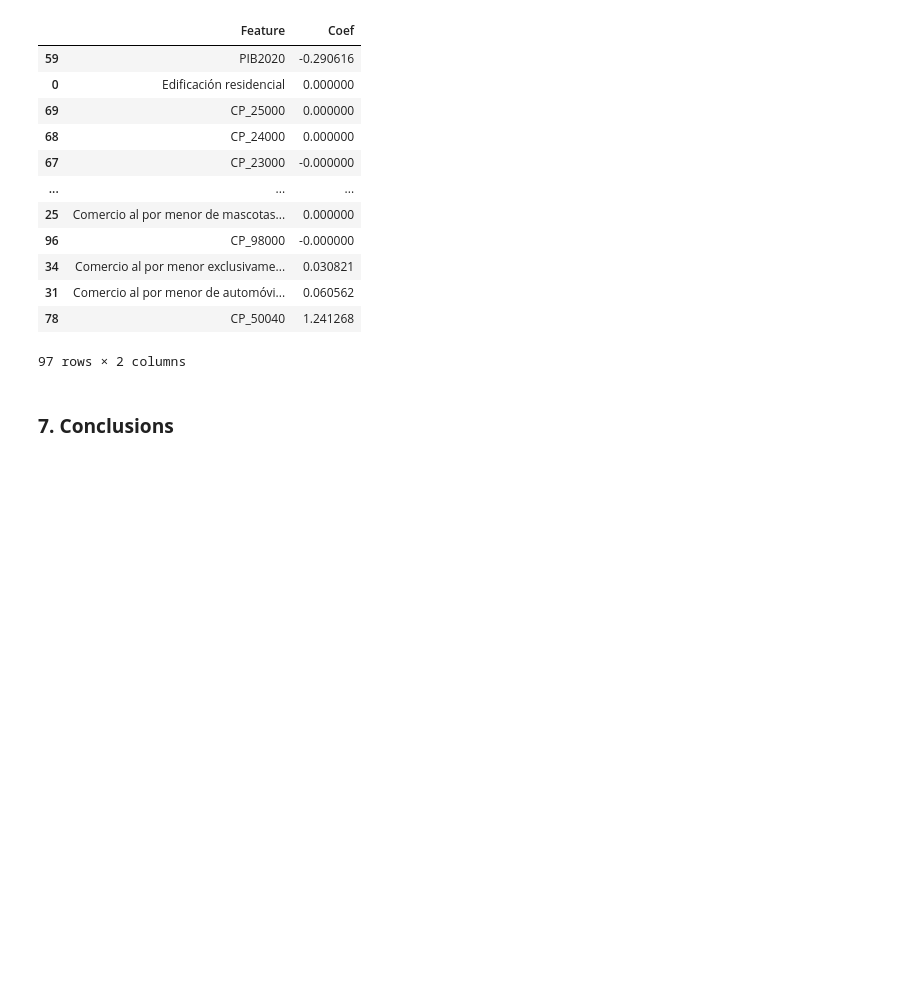
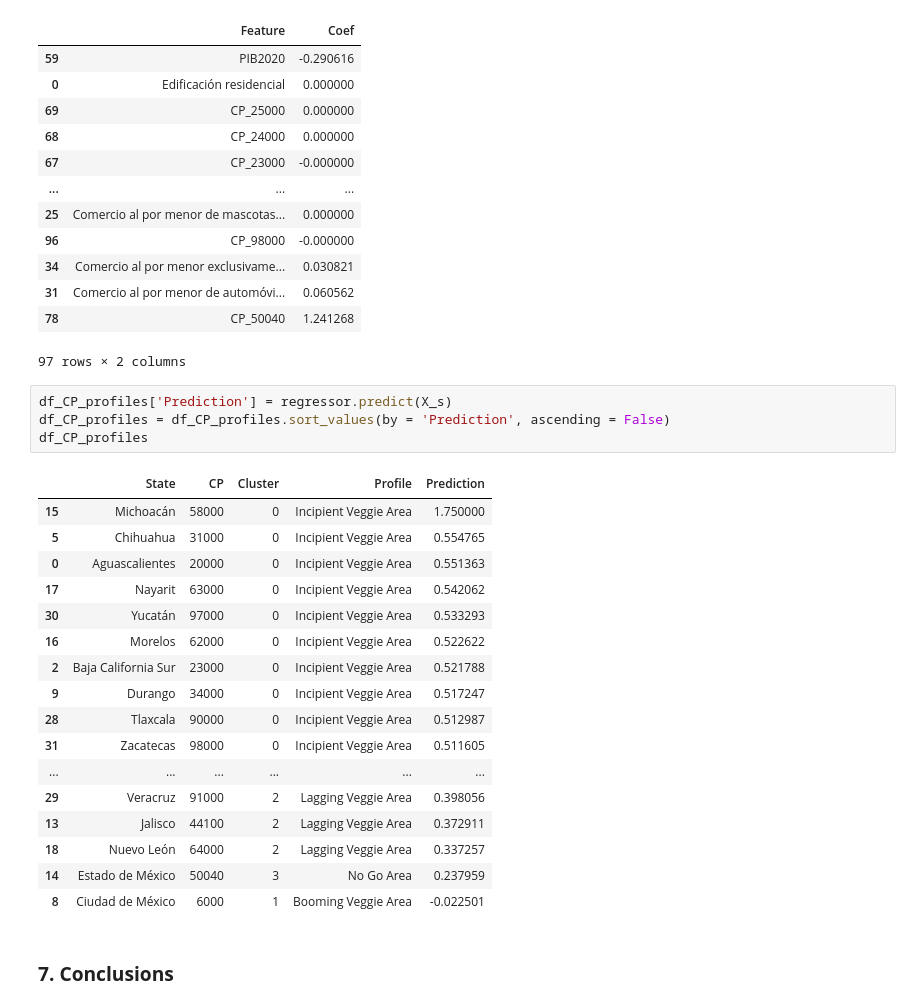
Before and after one commit to DanielEduardoLopez/DEVF-MachineLearning, a Jupyter notebook: FinalProject_RestaurantLocation.ipynb, the cells around one changed output. Drawn from its saved outputs; the diff is of its cells as text; blank space fills up the shorter version.

```diff
--- a/FinalProject_RestaurantLocation.ipynb
+++ b/FinalProject_RestaurantLocation.ipynb
@@ -918,5 +919,27 @@ Features
 | 31 | Comercio al por menor de automóvi... | 0.060562 |
 | 78 | CP_50040 | 1.241268 |
 97 rows × 2 columns
+# %%
+df_CP_profiles['Prediction'] = regressor.predict(X_s)
+df_CP_profiles = df_CP_profiles.sort_values(by = 'Prediction', ascending = False)
+df_CP_profiles
+# %% [output]
+|  | State | CP | Cluster | Profile | Prediction |
+| 15 | Michoacán | 58000 | 0 | Incipient Veggie Area | 1.750000 |
+| 5 | Chihuahua | 31000 | 0 | Incipient Veggie Area | 0.554765 |
+| 0 | Aguascalientes | 20000 | 0 | Incipient Veggie Area | 0.551363 |
+| 17 | Nayarit | 63000 | 0 | Incipient Veggie Area | 0.542062 |
+| 30 | Yucatán | 97000 | 0 | Incipient Veggie Area | 0.533293 |
+| 16 | Morelos | 62000 | 0 | Incipient Veggie Area | 0.522622 |
+| 2 | Baja California Sur | 23000 | 0 | Incipient Veggie Area | 0.521788 |
+| 9 | Durango | 34000 | 0 | Incipient Veggie Area | 0.517247 |
+| 28 | Tlaxcala | 90000 | 0 | Incipient Veggie Area | 0.512987 |
+| 31 | Zacatecas | 98000 | 0 | Incipient Veggie Area | 0.511605 |
+| ... | ... | ... | ... | ... | ... |
+| 29 | Veracruz | 91000 | 2 | Lagging Veggie Area | 0.398056 |
+| 13 | Jalisco | 44100 | 2 | Lagging Veggie Area | 0.372911 |
+| 18 | Nuevo León | 64000 | 2 | Lagging Veggie Area | 0.337257 |
+| 14 | Estado de México | 50040 | 3 | No Go Area | 0.237959 |
+| 8 | Ciudad de México | 6000 | 1 | Booming Veggie Area | -0.022501 |
 # %% [markdown]
 ### **7. Conclusions**
```
Also changed, not shown: parts of 4 cells of this notebook.
